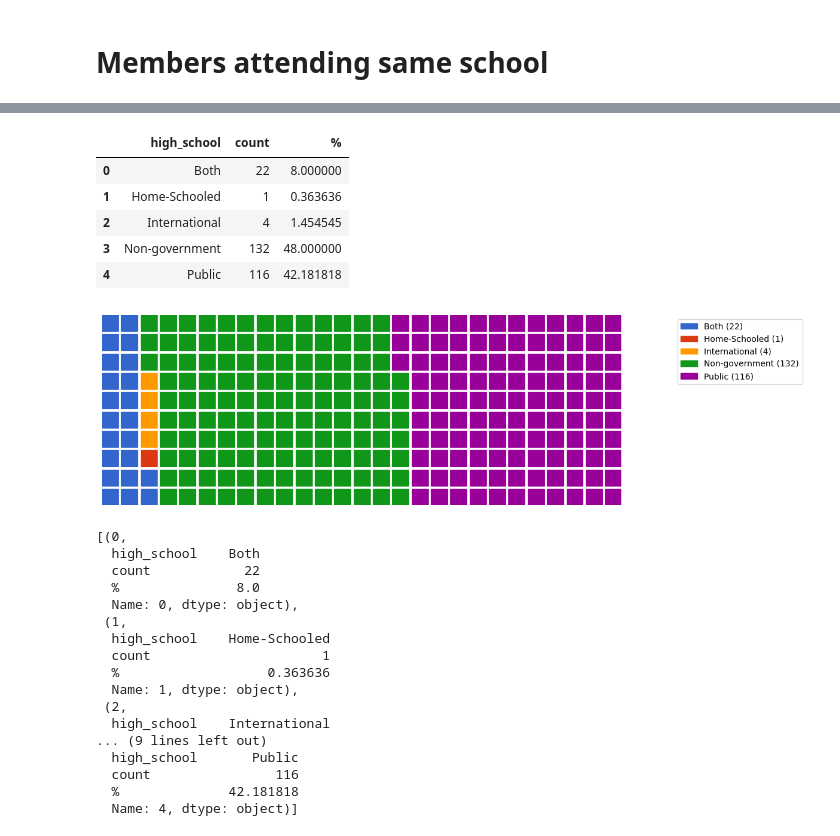
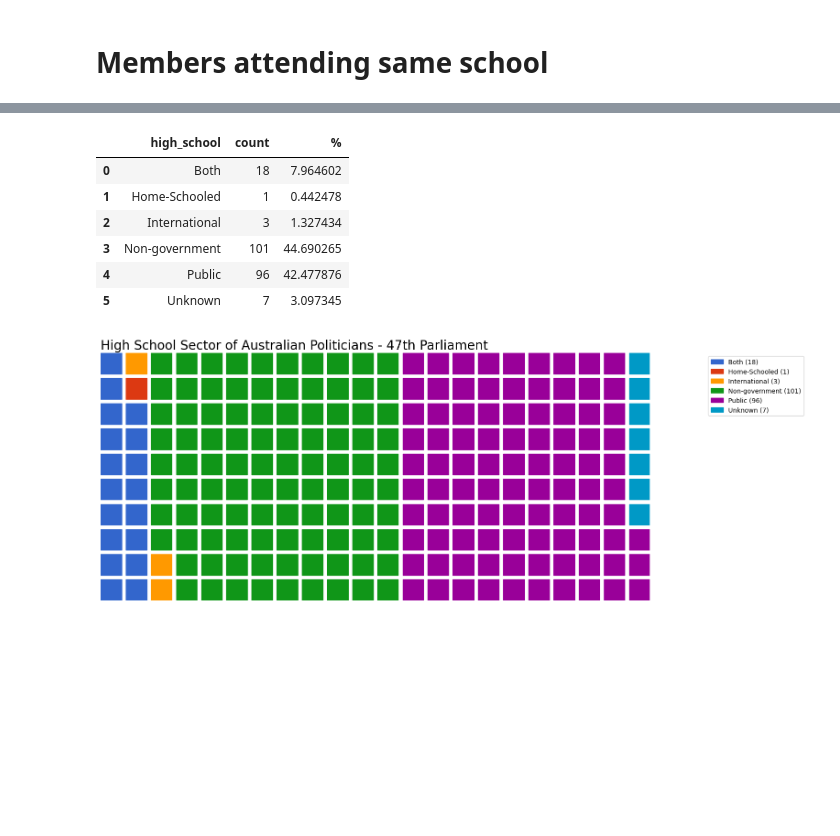
Before and after one commit to Mappboy/apemap, a Jupyter notebook: notebooks/analysis.ipynb, the cells around one changed output, grey strips where cells are left out. Drawn from its saved outputs; the diff is of its cells as text; code cells hidden in the pictures; blank space fills up the shorter version.

Commit message:
:monocle_face: Update parliament make up 47 and tidy up analysis

```diff
--- a/notebooks/analysis.ipynb
+++ b/notebooks/analysis.ipynb
@@ -437,48 +452,38 @@ fig.show()
 # %%
 from pywaffle import Waffle
 import matplotlib.pyplot as plt
+
 members_47 = pd.read_sql("SELECT * FROM member_aph_47", engine)
+members_47["high_school"] = members_47["high_school"].fillna("Unknown")
 members_47_high_school = members_47.groupby("high_school").size().reset_index(name='count')
 members_47_high_school["%"] = (members_47_high_school["count"] / members_47_high_school["count"].sum()) * 100
 members_47_high_school
 # %% [output]
 |  | high_school | count | % |
-| 0 | Both | 22 | 8.000000 |
-| 1 | Home-Schooled | 1 | 0.363636 |
-| 2 | International | 4 | 1.454545 |
-| 3 | Non-government | 132 | 48.000000 |
-| 4 | Public | 116 | 42.181818 |
+| 0 | Both | 18 | 7.964602 |
+| 1 | Home-Schooled | 1 | 0.442478 |
+| 2 | International | 3 | 1.327434 |
+| 3 | Non-government | 101 | 44.690265 |
+| 4 | Public | 96 | 42.477876 |
+| 5 | Unknown | 7 | 3.097345 |
 # %%
 fig = plt.figure(
     FigureClass=Waffle,
     rows=10,
     columns=int(members_47_high_school["count"].sum() / 10),
     values=members_47_high_school["%"],
-    figsize=(12, 5),
-    labels=[ f"{row[1]['high_school']} ({row[1]['count']})" for row in members_47_high_school.iterrows()],
+    figsize=(16, 6),
+    labels=[f"{row[1]['high_school']} ({row[1]['count']})" for row in members_47_high_school.iterrows()],
     colors=G10_colors[:members_47_high_school["high_school"].shape[0]],
-    legend={'loc': 'upper left', 'bbox_to_anchor': (1.1, 1)}
+    legend={'loc': 'upper left', 'bbox_to_anchor': (1.1, 1)},
+    title={
+        'label': "High School Sector of Australian Politicians - 47th Parliament",
+        'loc': 'left',
+        'fontdict': {
+            'fontsize': 20
+        }
+    },
 )
+fig.savefig("high_school_47.png")
 # %% [output]
-[figure, old version]
+[figure, new version]
-# %%
-# create labels from rows high_school and count
-list(members_47_high_school.iterrows())
-# %% [output]
-[(0,
-  high_school    Both
-  count            22
-  %               8.0
-  Name: 0, dtype: object),
- (1,
-  high_school    Home-Schooled
-  count                      1
-  %                   0.363636
-  Name: 1, dtype: object),
- (2,
-  high_school    International
-... (9 lines left out)
-  high_school       Public
-  count                116
-  %              42.181818
-  Name: 4, dtype: object)]
```
Also changed, not shown: parts of 20 cells of this notebook, 4 other files.
